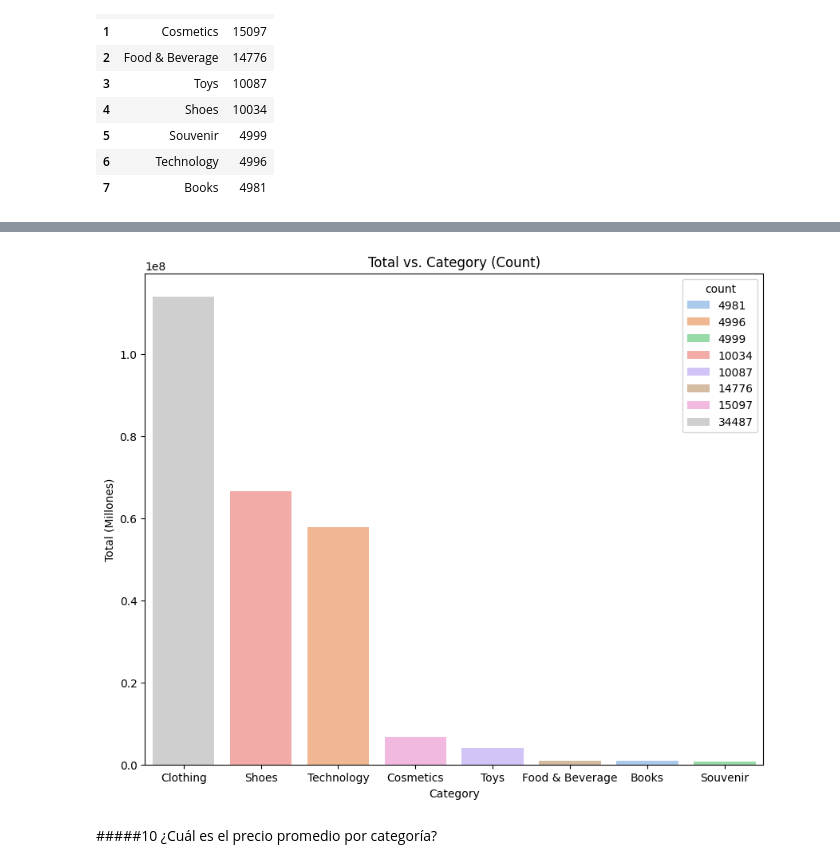
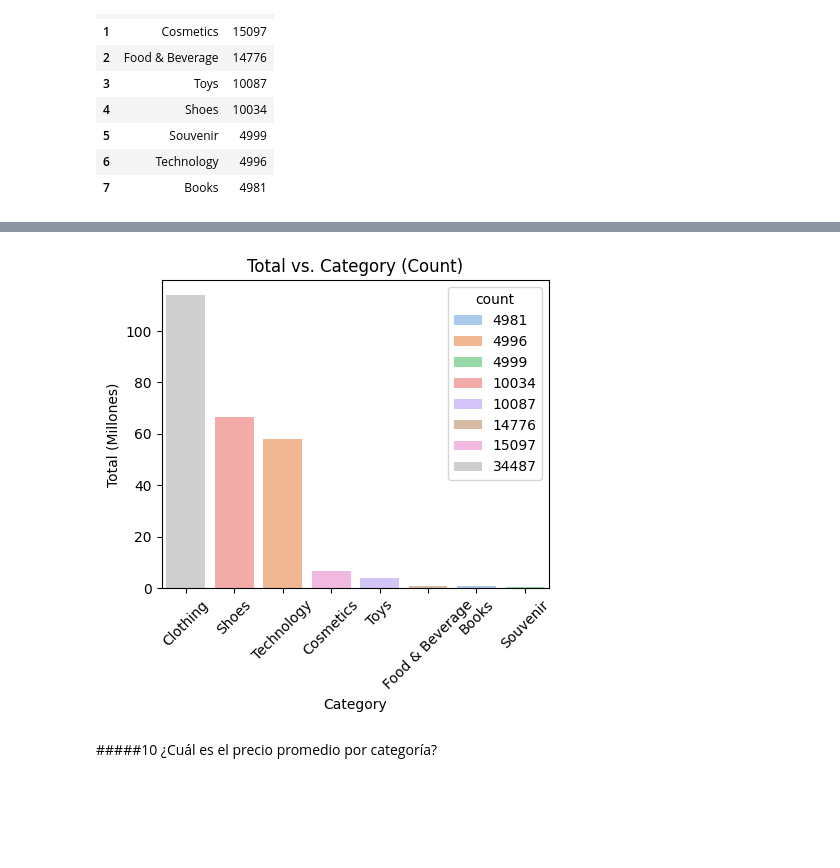
Before and after one commit to CarmenRosillo/retail-analisis, a Jupyter notebook: retail.ipynb, the cells around one changed output, grey strips where cells are left out. Saved outputs shown, nothing was run; the diff lists cells and outputs as text; code cells hidden in the pictures; blank space fills up the shorter version.

```diff
--- a/retail.ipynb
+++ b/retail.ipynb
@@ -643,13 +643,15 @@ df_merged
 # %%
 #Create a bar chart
-plt.figure(figsize=(10, 8))
+plt.figure(figsize=(5, 4))
 sns.barplot(x="category", y="total", hue="count", data=df_merged, palette= "pastel")
 plt.title("Total vs. Category (Count)")
+# Inclinar las etiquetas del eje x 45 grados
+plt.xticks(rotation=45)
 plt.xlabel("Category")
 plt.ylabel("Total (Millones)")
 plt.show()
 # %% [output]
-[figure, old version]
+[figure, new version]
 # %% [markdown]
 #####10 ¿Cuál es el precio promedio por categoría?
 # %%
```
Also changed, not shown: parts of 8 cells of this notebook.
